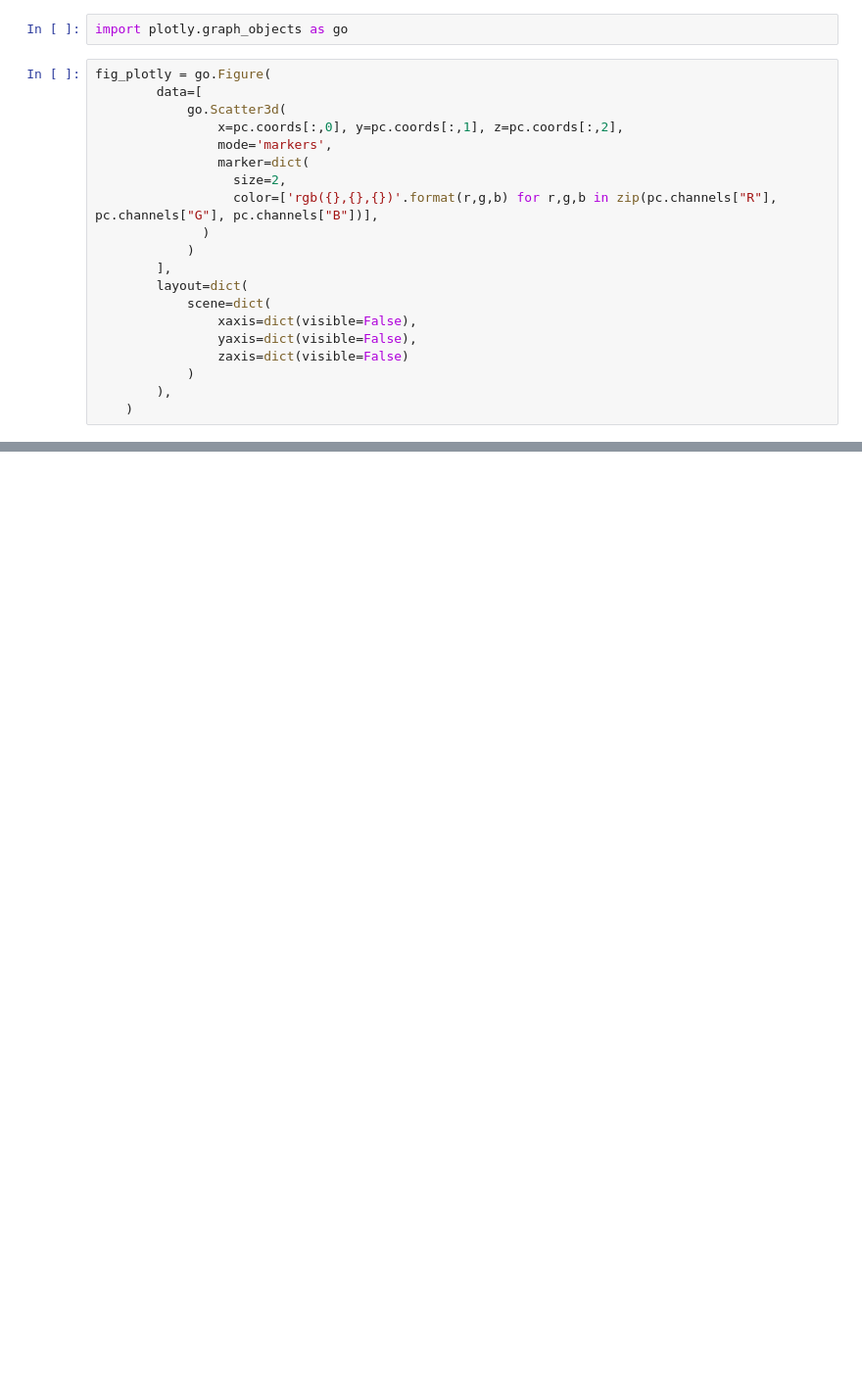
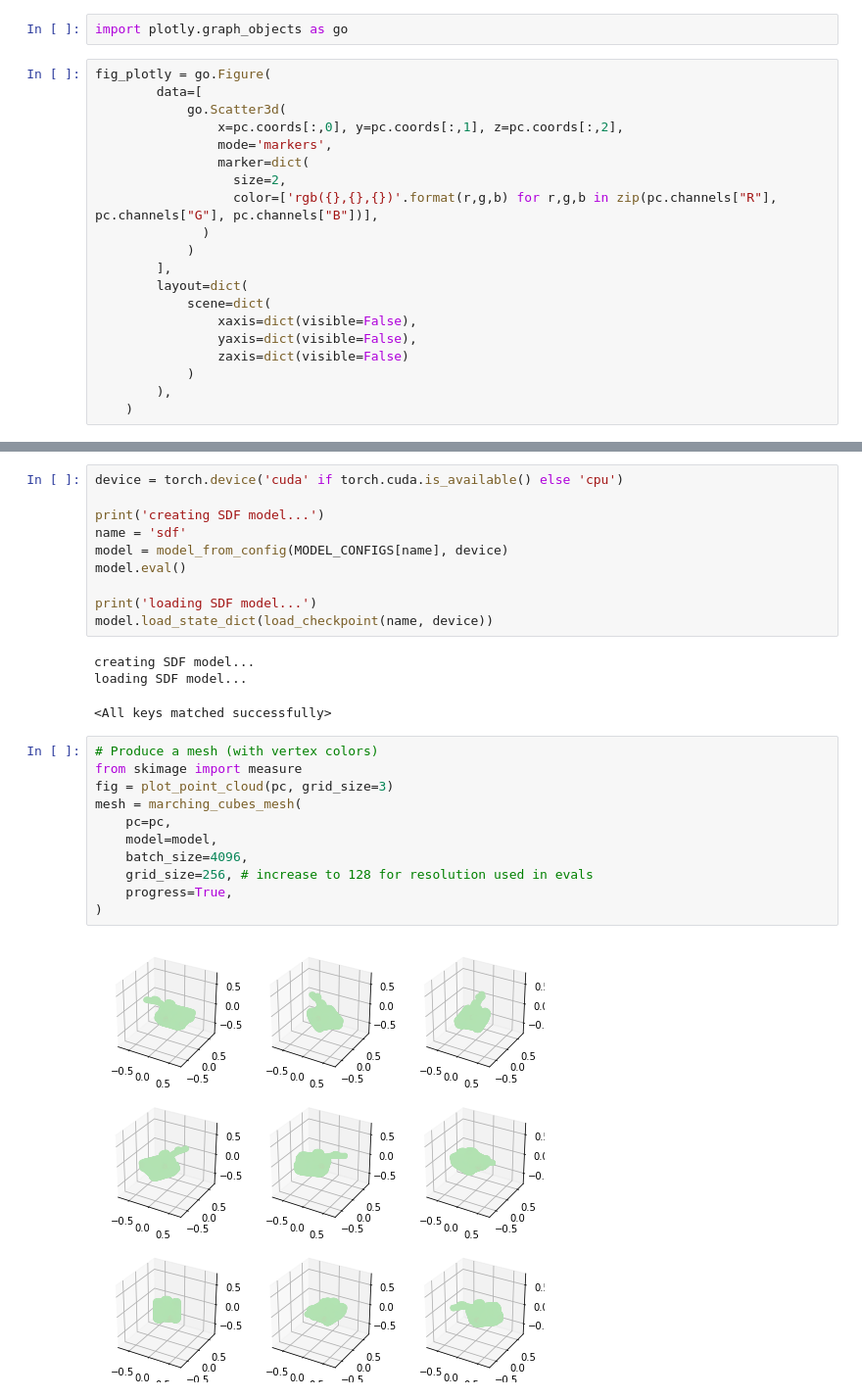
Before and after one commit to Nuker0s/petest, a Jupyter notebook: OpenAI_Point_E_Text_to_3D.ipynb, the cells around one changed output, grey strips where cells are left out. Shown at 98% size. Saved outputs shown, nothing was run; the diff lists cells and outputs as text; blank space fills up the shorter version.

```diff
--- a/OpenAI_Point_E_Text_to_3D.ipynb
+++ b/OpenAI_Point_E_Text_to_3D.ipynb
@@ -162,0 +159,27 @@ tensor([[[-5.5947e-04, -1.5270e-02,  1.0477e-02,  ...,  4.3095e-03,
+# %%
+device = torch.device('cuda' if torch.cuda.is_available() else 'cpu')
+
+print('creating SDF model...')
+name = 'sdf'
+model = model_from_config(MODEL_CONFIGS[name], device)
+model.eval()
+
+print('loading SDF model...')
+model.load_state_dict(load_checkpoint(name, device))
+# %% [output]
+creating SDF model...
+loading SDF model...
+<All keys matched successfully>
+# %%
+# Produce a mesh (with vertex colors)
+from skimage import measure
+fig = plot_point_cloud(pc, grid_size=3)
+mesh = marching_cubes_mesh(
+    pc=pc,
+    model=model,
+    batch_size=4096,
+    grid_size=256, # increase to 128 for resolution used in evals
+    progress=True,
+)
+# %% [output]
+[figure, added]
```
Also changed, not shown: parts of 5 cells of this notebook.
